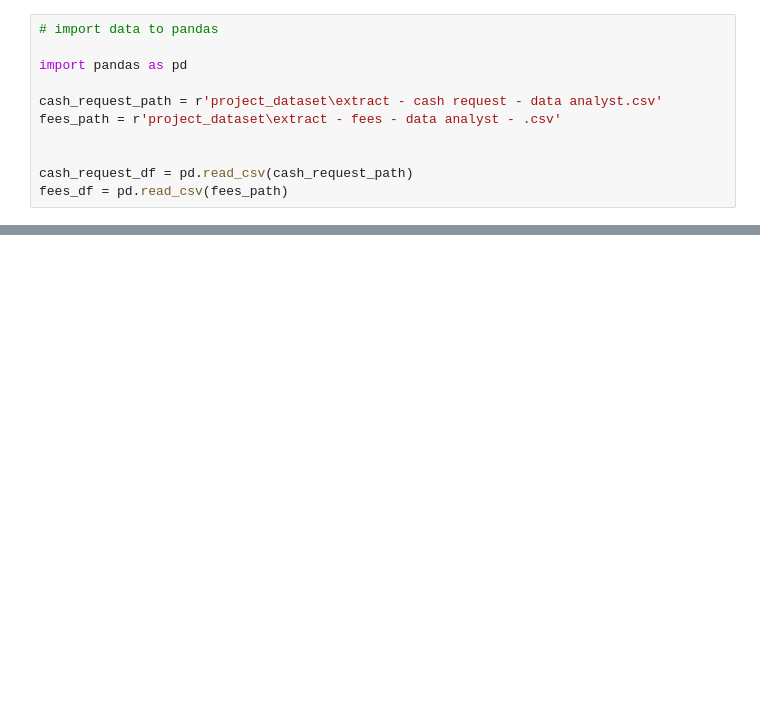
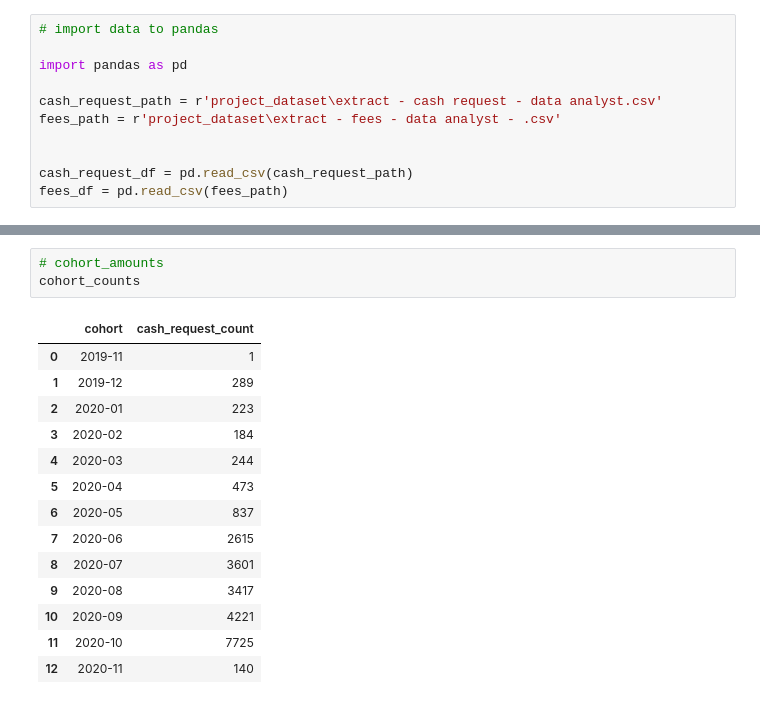
Before and after one commit to ironhack-labs/project-1-ironhack-payments-2-en, a Jupyter notebook: ironhack_payments_project_home.ipynb, the cells around one changed output, grey strips where cells are left out. Drawn from its saved outputs; the diff is of its cells as text; blank space fills up the shorter version.

```diff
--- a/ironhack_payments_project_home.ipynb
+++ b/ironhack_payments_project_home.ipynb
@@ -277,0 +523,18 @@ plt.show()
+# %%
+# cohort_amounts
+cohort_counts
+# %% [output]
+|  | cohort | cash_request_count |
+| 0 | 2019-11 | 1 |
+| 1 | 2019-12 | 289 |
+| 2 | 2020-01 | 223 |
+| 3 | 2020-02 | 184 |
+| 4 | 2020-03 | 244 |
+| 5 | 2020-04 | 473 |
+| 6 | 2020-05 | 837 |
+| 7 | 2020-06 | 2615 |
+| 8 | 2020-07 | 3601 |
+| 9 | 2020-08 | 3417 |
+| 10 | 2020-09 | 4221 |
+| 11 | 2020-10 | 7725 |
+| 12 | 2020-11 | 140 |
```
Also changed, not shown: parts of 6 cells of this notebook, 1 other file.
